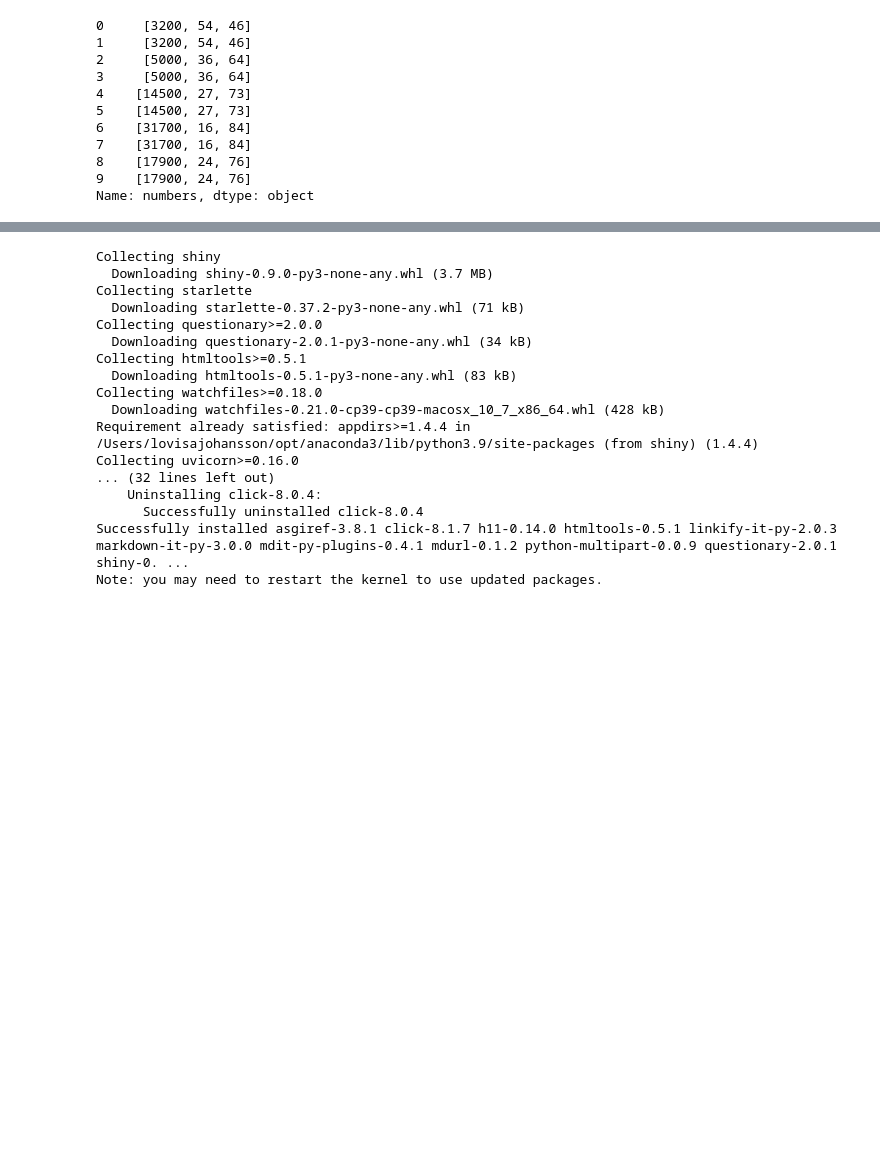
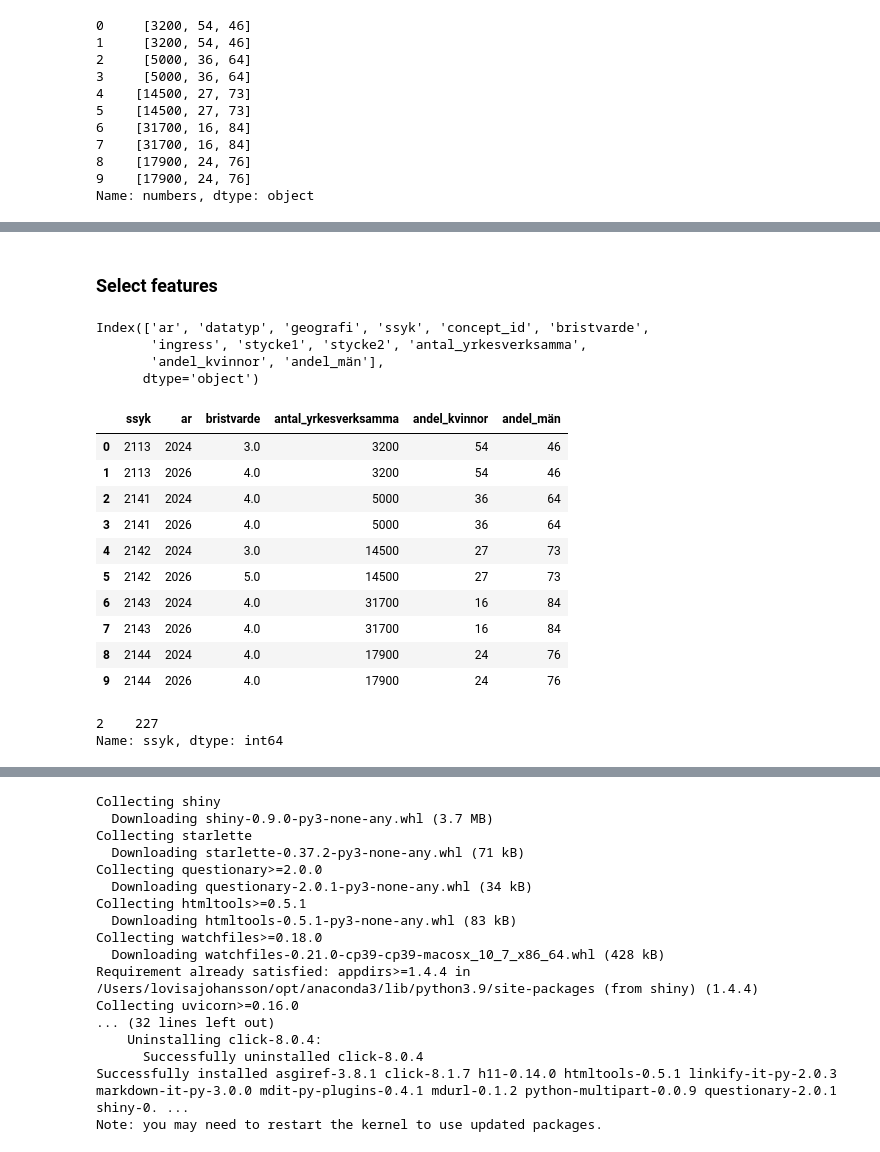
Before and after one commit to Lovisaj01/Open-Data-Project, a Jupyter notebook: preprocessing.ipynb, the cells around one changed output, grey strips where cells are left out. Drawn from its saved outputs; the diff is of its cells as text; code cells hidden in the pictures; blank space fills up the shorter version.

```diff
--- a/preprocessing.ipynb
+++ b/preprocessing.ipynb
@@ -582,0 +692,31 @@ job_forecast_df.head(10)
+# %% [markdown]
+### Select features
+# %%
+job_forecast_df.columns
+# %% [output]
+Index(['ar', 'datatyp', 'geografi', 'ssyk', 'concept_id', 'bristvarde',
+       'ingress', 'stycke1', 'stycke2', 'antal_yrkesverksamma',
+       'andel_kvinnor', 'andel_män'],
+      dtype='object')
+# %%
+job_forecast_analysis_df = job_forecast_df[['ssyk', 'ar', 'bristvarde',
+       'antal_yrkesverksamma',
+       'andel_kvinnor', 'andel_män']]
+job_forecast_analysis_df.head(10)
+# %% [output]
+|  | ssyk | ar | bristvarde | antal_yrkesverksamma | andel_kvinnor | andel_män |
+| 0 | 2113 | 2024 | 3.0 | 3200 | 54 | 46 |
+| 1 | 2113 | 2026 | 4.0 | 3200 | 54 | 46 |
+| 2 | 2141 | 2024 | 4.0 | 5000 | 36 | 64 |
+| 3 | 2141 | 2026 | 4.0 | 5000 | 36 | 64 |
+| 4 | 2142 | 2024 | 3.0 | 14500 | 27 | 73 |
+| 5 | 2142 | 2026 | 5.0 | 14500 | 27 | 73 |
+| 6 | 2143 | 2024 | 4.0 | 31700 | 16 | 84 |
+| 7 | 2143 | 2026 | 4.0 | 31700 | 16 | 84 |
+| 8 | 2144 | 2024 | 4.0 | 17900 | 24 | 76 |
+| 9 | 2144 | 2026 | 4.0 | 17900 | 24 | 76 |
+# %%
+job_forecast_analysis_df['ssyk'].value_counts().value_counts() # Every entry has two values
+# %% [output]
+2    227
+Name: ssyk, dtype: int64
```
Also changed, not shown: parts of 25 cells of this notebook.
